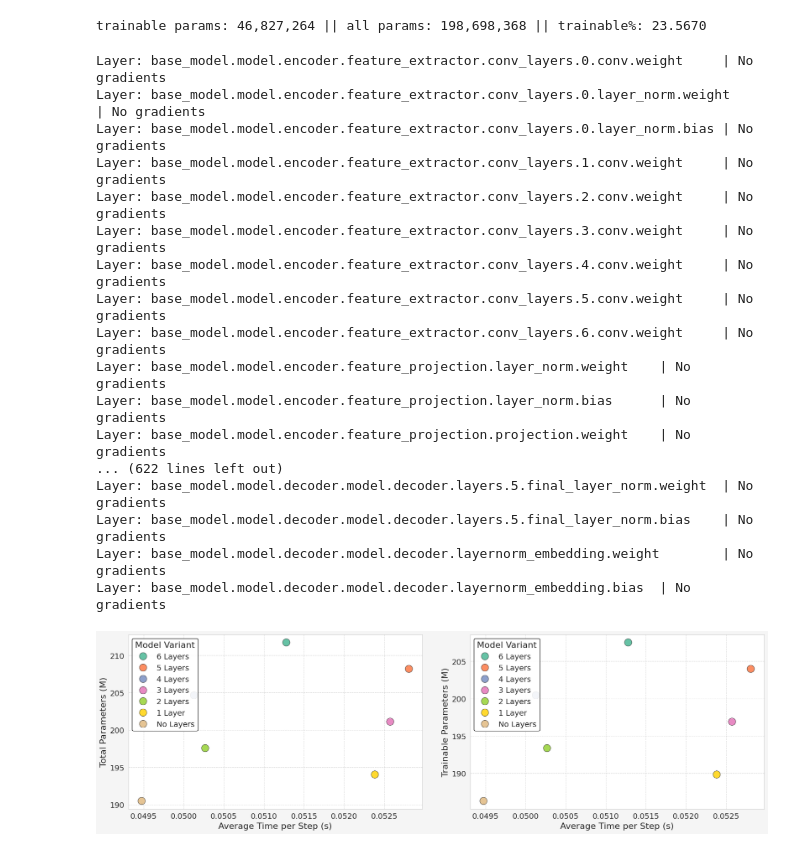
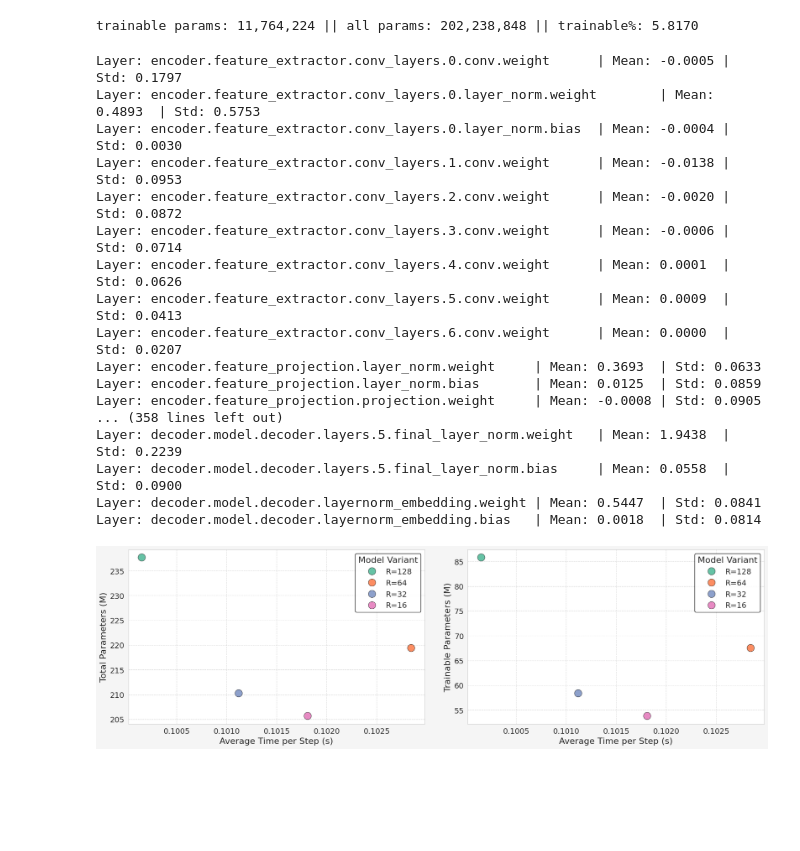
Before and after one commit to hornikmatej/thesis_mit, a Jupyter notebook: notebooks/playground.ipynb, the cells around one changed output. Saved outputs shown, nothing was run; the diff lists cells and outputs as text; code cells hidden in the pictures; blank space fills up the shorter version.

Commit message:
new graphs & data

```diff
--- a/notebooks/playground.ipynb
+++ b/notebooks/playground.ipynb
@@ -213,31 +188,31 @@ PeftModelForCausalLM(
 # %%
 for name, param in lora_model.named_parameters():
-    if "adapter.layers" in name or "embed_tokens" in name:
+    if "adapter.layers" in name:  # or "embed_tokens" in name:
         param.requires_grad = True
 
 lora_model.print_trainable_parameters()
 # %% [output]
-trainable params: 46,827,264 || all params: 198,698,368 || trainable%: 23.5670
+trainable params: 11,764,224 || all params: 202,238,848 || trainable%: 5.8170
 # %%
-display_weight_stats(lora_model)
+display_weight_stats(model)
 # %% [output]
-Layer: base_model.model.encoder.feature_extractor.conv_layers.0.conv.weight     | No gradients
-Layer: base_model.model.encoder.feature_extractor.conv_layers.0.layer_norm.weight       | No gradients
-Layer: base_model.model.encoder.feature_extractor.conv_layers.0.layer_norm.bias | No gradients
-Layer: base_model.model.encoder.feature_extractor.conv_layers.1.conv.weight     | No gradients
-Layer: base_model.model.encoder.feature_extractor.conv_layers.2.conv.weight     | No gradients
-Layer: base_model.model.encoder.feature_extractor.conv_layers.3.conv.weight     | No gradients
-Layer: base_model.model.encoder.feature_extractor.conv_layers.4.conv.weight     | No gradients
-Layer: base_model.model.encoder.feature_extractor.conv_layers.5.conv.weight     | No gradients
-Layer: base_model.model.encoder.feature_extractor.conv_layers.6.conv.weight     | No gradients
-Layer: base_model.model.encoder.feature_projection.layer_norm.weight    | No gradients
-Layer: base_model.model.encoder.feature_projection.layer_norm.bias      | No gradients
-Layer: base_model.model.encoder.feature_projection.projection.weight    | No gradients
-... (622 lines left out)
-Layer: base_model.model.decoder.model.decoder.layers.5.final_layer_norm.weight  | No gradients
-Layer: base_model.model.decoder.model.decoder.layers.5.final_layer_norm.bias    | No gradients
-Layer: base_model.model.decoder.model.decoder.layernorm_embedding.weight        | No gradients
-Layer: base_model.model.decoder.model.decoder.layernorm_embedding.bias  | No gradients
+Layer: encoder.feature_extractor.conv_layers.0.conv.weight      | Mean: -0.0005 | Std: 0.1797
+Layer: encoder.feature_extractor.conv_layers.0.layer_norm.weight        | Mean: 0.4893  | Std: 0.5753
+Layer: encoder.feature_extractor.conv_layers.0.layer_norm.bias  | Mean: -0.0004 | Std: 0.0030
+Layer: encoder.feature_extractor.conv_layers.1.conv.weight      | Mean: -0.0138 | Std: 0.0953
+Layer: encoder.feature_extractor.conv_layers.2.conv.weight      | Mean: -0.0020 | Std: 0.0872
+Layer: encoder.feature_extractor.conv_layers.3.conv.weight      | Mean: -0.0006 | Std: 0.0714
+Layer: encoder.feature_extractor.conv_layers.4.conv.weight      | Mean: 0.0001  | Std: 0.0626
+Layer: encoder.feature_extractor.conv_layers.5.conv.weight      | Mean: 0.0009  | Std: 0.0413
+Layer: encoder.feature_extractor.conv_layers.6.conv.weight      | Mean: 0.0000  | Std: 0.0207
+Layer: encoder.feature_projection.layer_norm.weight     | Mean: 0.3693  | Std: 0.0633
+Layer: encoder.feature_projection.layer_norm.bias       | Mean: 0.0125  | Std: 0.0859
+Layer: encoder.feature_projection.projection.weight     | Mean: -0.0008 | Std: 0.0905
+... (358 lines left out)
+Layer: decoder.model.decoder.layers.5.final_layer_norm.weight   | Mean: 1.9438  | Std: 0.2239
+Layer: decoder.model.decoder.layers.5.final_layer_norm.bias     | Mean: 0.0558  | Std: 0.0900
+Layer: decoder.model.decoder.layernorm_embedding.weight | Mean: 0.5447  | Std: 0.0841
+Layer: decoder.model.decoder.layernorm_embedding.bias   | Mean: 0.0018  | Std: 0.0814
 # %%
 # FOR DEBUGGING TO INSPECT THE AUDIO
 import matplotlib.pyplot as plt
@@ -262,12 +237,12 @@ import seaborn as sns
 import pandas as pd
 
 # Load data from CSV files
-df_total = pd.read_csv("total_params_vox.csv")
+df_total = pd.read_csv("total_params_libri_lora.csv")
 df_total["Total parameters"] = (
     df_total["Total parameters"] / 1_000_000
 )  # Convert to millions
 
-df_trainable = pd.read_csv("train_params_vox.csv")
+df_trainable = pd.read_csv("train_params_libri_lora.csv")
 df_trainable["Trainable parameters"] = (
     df_trainable["Trainable parameters"] / 1_000_000
 )  # Convert to millions
@@ -341,36 +316,36 @@ ax2.get_legend().remove()
 ax1.legend(
     handles=handles1,
     labels=labels1,
     title="Model Variant",
-    loc="upper left",
+    loc="upper right",
     frameon=True,
     edgecolor="black",
     facecolor="white",
     framealpha=0.9,
 )
 
 # Add legend to the second plot (ax2)
 ax2.legend(
     handles=handles2,
     labels=labels2,
     title="Model Variant",
-    loc="upper left",
+    loc="upper right",
     frameon=True,
     edgecolor="black",
     facecolor="white",
     framealpha=0.9,
 )
 
 # Adjust layout with extra padding
 plt.tight_layout(pad=2.0)
 
 # Add subtle background color
 fig.patch.set_facecolor("#f5f5f5")
 
 # Display the plot
 plt.show()
 # %% [output]
-[figure, old version]
+[figure, new version]
 # %%
 import matplotlib.pyplot as plt
 import seaborn as sns
```
Also changed, not shown: parts of 6 cells of this notebook, 6 other files.
